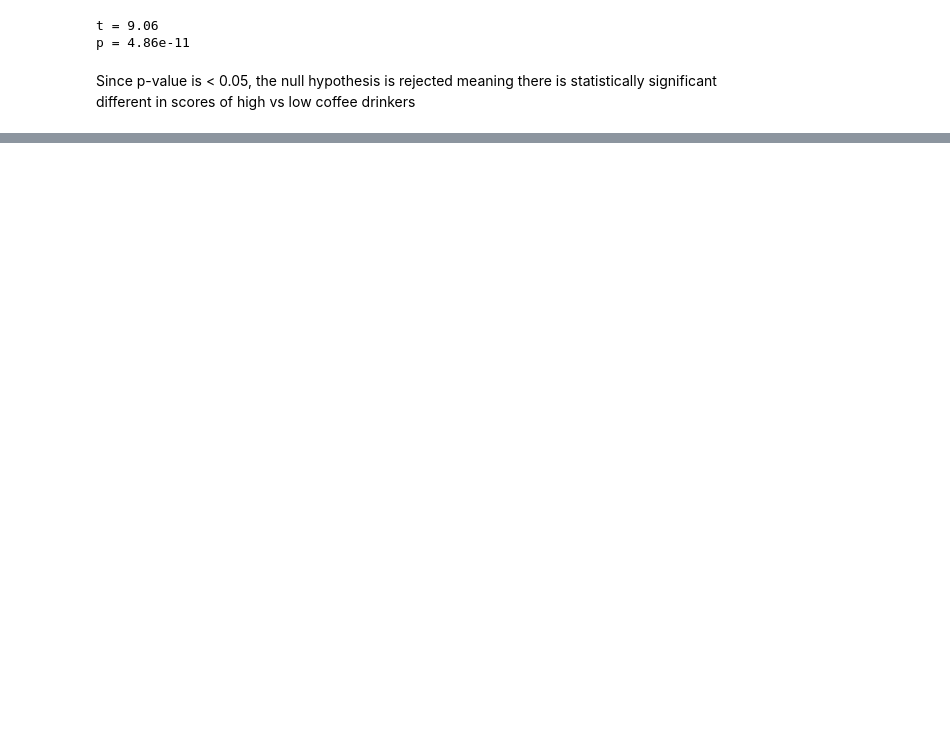
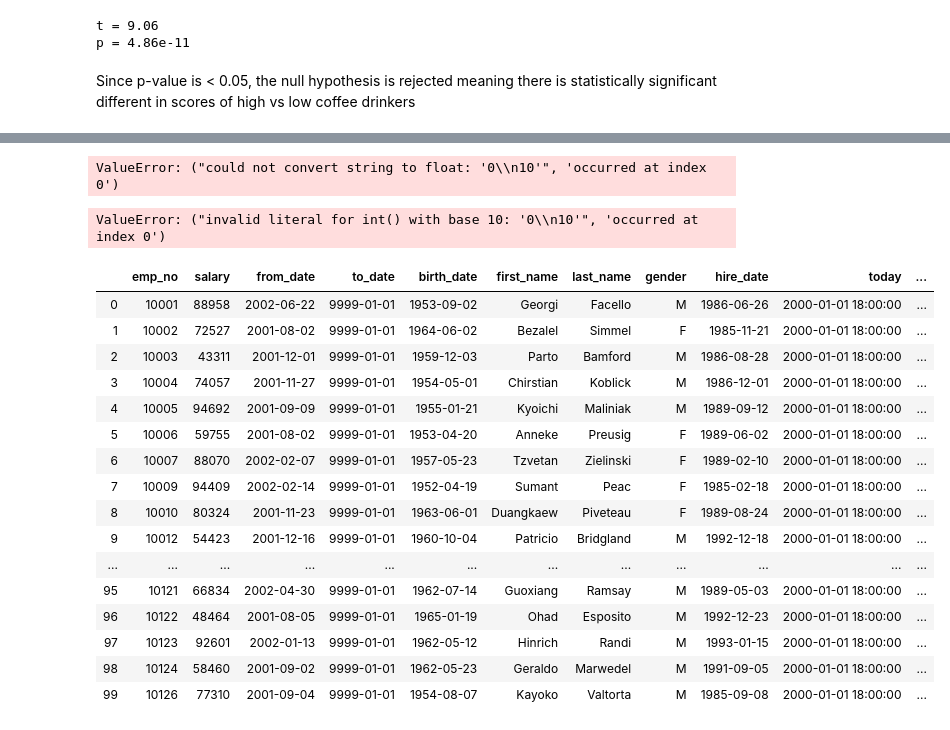
Before and after one commit to ravinder79/statistics-exercises, a Jupyter notebook: hypothesis_testing.ipynb, the cells around one changed output, grey strips where cells are left out. Drawn from its saved outputs; the diff is of its cells as text; code cells hidden in the pictures; blank space fills up the shorter version.

```diff
--- a/hypothesis_testing.ipynb
+++ b/hypothesis_testing.ipynb
@@ -262,0 +478,2 @@ Since p-value is < 0.05, the null hypothesis is rejected meaning there is statis
+# %%
+merged = pd.merge(curr_salary, employees, left_on='emp_no', right_on='emp_no', how='left')
@@ -262,0 +489,2 @@ Since p-value is < 0.05, the null hypothesis is rejected meaning there is statis
+# %%
+merged['today'] =  datetime.datetime(2000, 1, 1, 18, 00)
@@ -262,0 +524,28 @@ Since p-value is < 0.05, the null hypothesis is rejected meaning there is statis
+# %%
+merged['tenure1'] = merged.apply(lambda x: (float(str(merged.today[x])[0:4]) - float(str(merged.hire_date[x].year)[0:4])), axis =1)
+# %% [output]
+ValueError: ("could not convert string to float: '0\\n10'", 'occurred at index 0')
+# %%
+merged['tenure'] = merged.apply(lambda x: int(str(merged.today[x])[0:4])- int(str(merged.hire_date[x].year)[0:4]), axis =1)
+# %% [output]
+ValueError: ("invalid literal for int() with base 10: '0\\n10'", 'occurred at index 0')
+# %%
+merged.head(100)
+# %% [output]
+|  | emp_no | salary | from_date | to_date | birth_date | first_name | last_name | gender | hire_date | today | ... |
+| 0 | 10001 | 88958 | 2002-06-22 | 9999-01-01 | 1953-09-02 | Georgi | Facello | M | 1986-06-26 | 2000-01-01 18:00:00 | ... |
+| 1 | 10002 | 72527 | 2001-08-02 | 9999-01-01 | 1964-06-02 | Bezalel | Simmel | F | 1985-11-21 | 2000-01-01 18:00:00 | ... |
+| 2 | 10003 | 43311 | 2001-12-01 | 9999-01-01 | 1959-12-03 | Parto | Bamford | M | 1986-08-28 | 2000-01-01 18:00:00 | ... |
+| 3 | 10004 | 74057 | 2001-11-27 | 9999-01-01 | 1954-05-01 | Chirstian | Koblick | M | 1986-12-01 | 2000-01-01 18:00:00 | ... |
+| 4 | 10005 | 94692 | 2001-09-09 | 9999-01-01 | 1955-01-21 | Kyoichi | Maliniak | M | 1989-09-12 | 2000-01-01 18:00:00 | ... |
+| 5 | 10006 | 59755 | 2001-08-02 | 9999-01-01 | 1953-04-20 | Anneke | Preusig | F | 1989-06-02 | 2000-01-01 18:00:00 | ... |
+| 6 | 10007 | 88070 | 2002-02-07 | 9999-01-01 | 1957-05-23 | Tzvetan | Zielinski | F | 1989-02-10 | 2000-01-01 18:00:00 | ... |
+| 7 | 10009 | 94409 | 2002-02-14 | 9999-01-01 | 1952-04-19 | Sumant | Peac | F | 1985-02-18 | 2000-01-01 18:00:00 | ... |
+| 8 | 10010 | 80324 | 2001-11-23 | 9999-01-01 | 1963-06-01 | Duangkaew | Piveteau | F | 1989-08-24 | 2000-01-01 18:00:00 | ... |
+| 9 | 10012 | 54423 | 2001-12-16 | 9999-01-01 | 1960-10-04 | Patricio | Bridgland | M | 1992-12-18 | 2000-01-01 18:00:00 | ... |
+| ... | ... | ... | ... | ... | ... | ... | ... | ... | ... | ... | ... |
+| 95 | 10121 | 66834 | 2002-04-30 | 9999-01-01 | 1962-07-14 | Guoxiang | Ramsay | M | 1989-05-03 | 2000-01-01 18:00:00 | ... |
+| 96 | 10122 | 48464 | 2001-08-05 | 9999-01-01 | 1965-01-19 | Ohad | Esposito | M | 1992-12-23 | 2000-01-01 18:00:00 | ... |
+| 97 | 10123 | 92601 | 2002-01-13 | 9999-01-01 | 1962-05-12 | Hinrich | Randi | M | 1993-01-15 | 2000-01-01 18:00:00 | ... |
+| 98 | 10124 | 58460 | 2001-09-02 | 9999-01-01 | 1962-05-23 | Geraldo | Marwedel | M | 1991-09-05 | 2000-01-01 18:00:00 | ... |
+| 99 | 10126 | 77310 | 2001-09-04 | 9999-01-01 | 1954-08-07 | Kayoko | Valtorta | M | 1985-09-08 | 2000-01-01 18:00:00 | ... |
```
Also changed, not shown: parts of 50 cells of this notebook.
